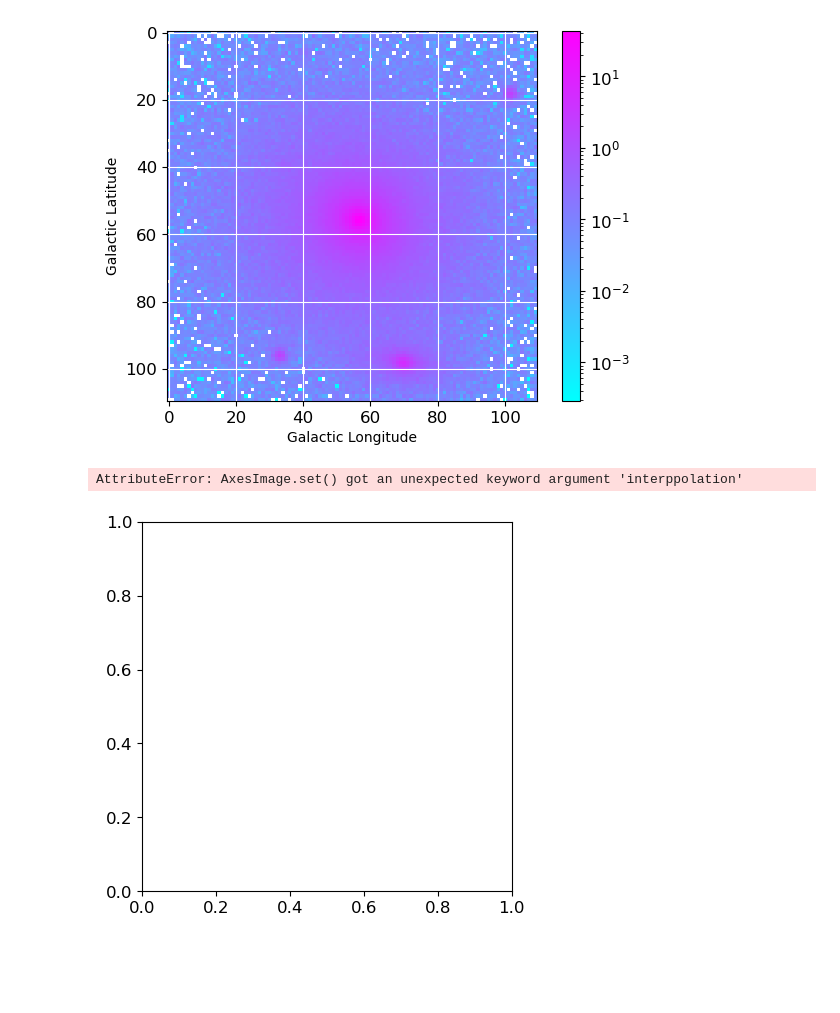
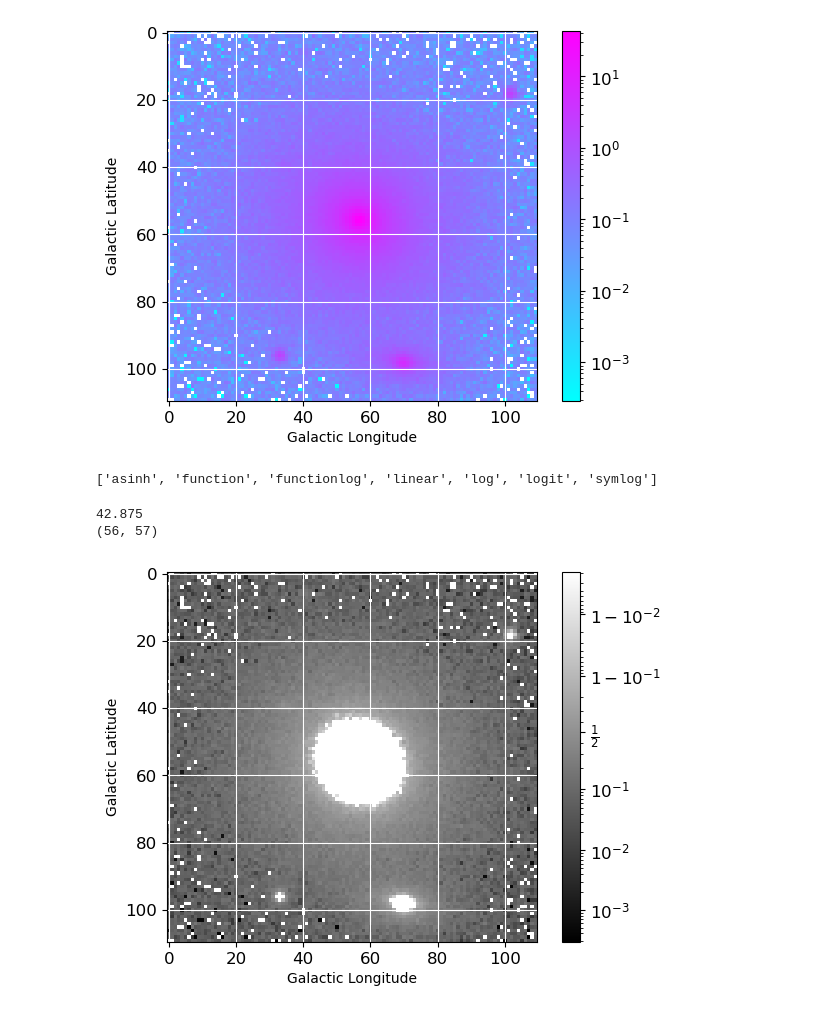
Before and after one commit to suiranruofeng/AstroStatisticsGW, a Jupyter notebook: 2.ipynb, the cells around one changed output. Saved outputs shown, nothing was run; the diff lists cells and outputs as text; code cells hidden in the pictures; blank space fills up the shorter version.

```diff
--- a/2.ipynb
+++ b/2.ipynb
@@ -130,12 +131,21 @@ print(np.unravel_index(max_index,img.shape))
 (56, 57)
 [figure]
 # %%
-plt.imshow(img,norm='log',interppolation='nearext',cmap='gray')
-plt.grid(color='white', ls='solid')
-plt.xlabel('Galactic Longitude')
-plt.ylabel('Galactic Latitude')
-
-plt.colorbar()
+matplotlib.scale.get_scale_names()
 # %% [output]
-AttributeError: AxesImage.set() got an unexpected keyword argument 'interppolation'
+['asinh', 'function', 'functionlog', 'linear', 'log', 'logit', 'symlog']
-[figure, removed]
+# %%
+plt.imshow(img,norm='logit',cmap='gray')
+plt.grid(color='white', ls='solid')
+plt.xlabel('Galactic Longitude')
+plt.ylabel('Galactic Latitude')
+
+plt.colorbar()
+plt.savefig('2_3.png',format='png',dpi=300)
+print(np.max(img))
+max_index = np.argmax(img)
+print(np.unravel_index(max_index,img.shape))
+# %% [output]
+42.875
+(56, 57)
+[figure, added]
```
Also changed, not shown: parts of 4 cells of this notebook, 14 other files.
